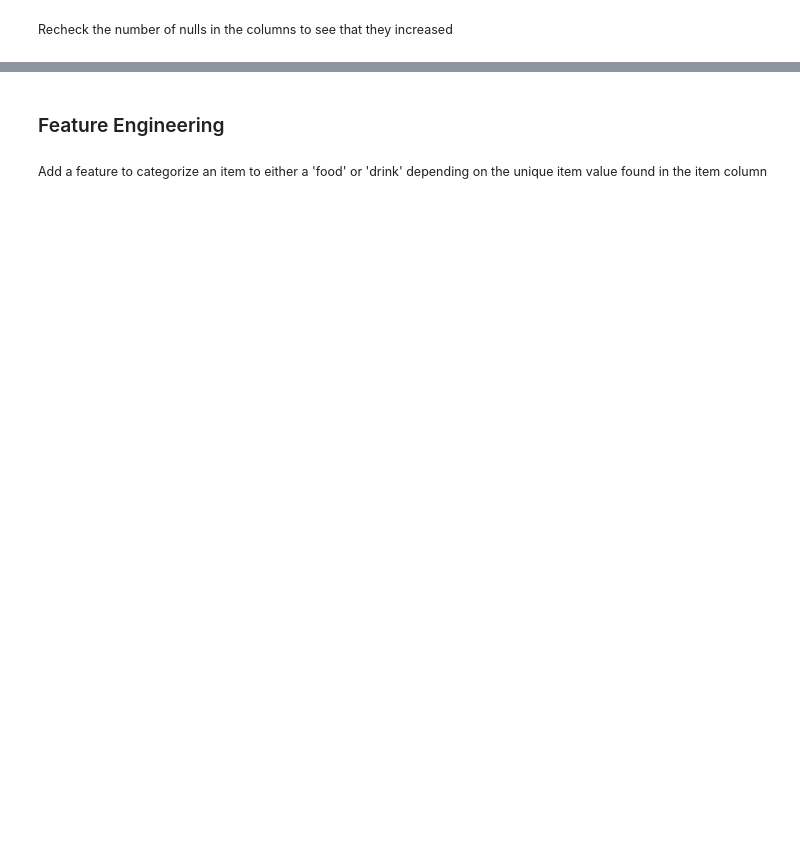
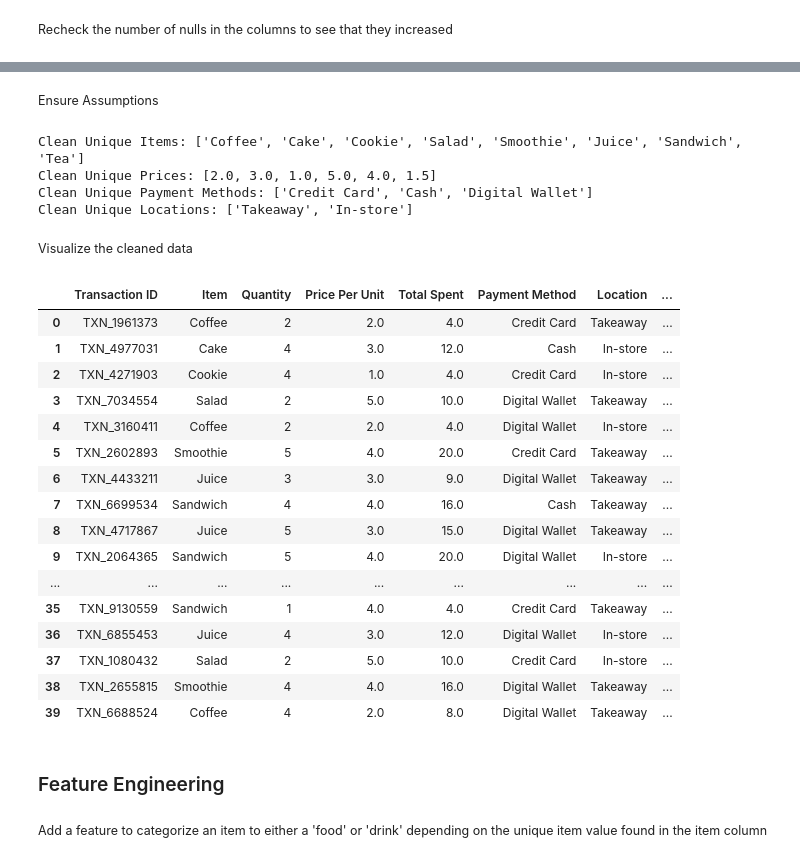
Before and after one commit to wends05/lab-ml, a Jupyter notebook: main_ver_2.ipynb, the cells around one changed output, grey strips where cells are left out. Drawn from its saved outputs; the diff is of its cells as text; code cells hidden in the pictures; blank space fills up the shorter version.

```diff
--- a/main_ver_2.ipynb
+++ b/main_ver_2.ipynb
@@ -104,29 +230,0 @@ df_clean.isna().sum()
-# %%
-# fill data based on type, median or mode
-
-# Item - mode
-df_clean['Item']= df_clean['Item'].fillna(df_clean['Item'].mode()[0], )
-
-#Quantity - median
-df_clean['Quantity']= df_clean['Quantity'].fillna(df_clean['Quantity'].median(), )
-
-# Price Per Unit - median
-df_clean['Price Per Unit']= df_clean['Price Per Unit'].fillna(df_clean['Price Per Unit'].median(), )
-
-# Total Spent - recalculate
-df_clean['Total Spent'] = df_clean['Total Spent'].fillna(df_clean['Total Spent'].median())
-
-# Payment Method - mode
-df_clean['Payment Method']= df_clean['Payment Method'].fillna(df_clean['Payment Method'].mode()[0],)
-
-# Location - mode
-df_clean['Location']= df_clean['Location'].fillna(df_clean['Location'].mode()[0], )
-
-# Transaction Date - past unreachable date
-default_time = pd.Timestamp("1990-01-01 00:00:00")
-df_clean['Transaction Date']= df_clean['Transaction Date'].fillna(default_time)
-
-#Total Price - recalculate
-df_clean['Total Price'] = df_clean['Quantity'] * df_clean['Price Per Unit']
-
-print("Succesfully turned null values in non-null.")
@@ -137,3 +385,42 @@ df_clean.isna().sum()
+# %% [markdown]
+<small>Ensure Assumptions</small>
+# %%
+# Check Unique Values After Cleaning
+clean_unique_items = df_clean['Item'].unique().tolist()
+clean_unique_prices = df_clean['Price Per Unit'].unique().tolist()
+clean_unique_payment_methods = df_clean['Payment Method'].unique().tolist()
+clean_unique_locations = df_clean['Location'].unique().tolist()
+print("Clean Unique Items:", clean_unique_items)
+print("Clean Unique Prices:", clean_unique_prices)
+print("Clean Unique Payment Methods:", clean_unique_payment_methods)
+print("Clean Unique Locations:", clean_unique_locations)
+# %% [output]
+Clean Unique Items: ['Coffee', 'Cake', 'Cookie', 'Salad', 'Smoothie', 'Juice', 'Sandwich', 'Tea']
+Clean Unique Prices: [2.0, 3.0, 1.0, 5.0, 4.0, 1.5]
+Clean Unique Payment Methods: ['Credit Card', 'Cash', 'Digital Wallet']
+Clean Unique Locations: ['Takeaway', 'In-store']
+# %% [markdown]
+<small>Visualize the cleaned data</small>
+# %%
+df_clean.head(40)
+# %% [output]
+|  | Transaction ID | Item | Quantity | Price Per Unit | Total Spent | Payment Method | Location | ... |
+| 0 | TXN_1961373 | Coffee | 2 | 2.0 | 4.0 | Credit Card | Takeaway | ... |
+| 1 | TXN_4977031 | Cake | 4 | 3.0 | 12.0 | Cash | In-store | ... |
+| 2 | TXN_4271903 | Cookie | 4 | 1.0 | 4.0 | Credit Card | In-store | ... |
+| 3 | TXN_7034554 | Salad | 2 | 5.0 | 10.0 | Digital Wallet | Takeaway | ... |
+| 4 | TXN_3160411 | Coffee | 2 | 2.0 | 4.0 | Digital Wallet | In-store | ... |
+| 5 | TXN_2602893 | Smoothie | 5 | 4.0 | 20.0 | Credit Card | Takeaway | ... |
+| 6 | TXN_4433211 | Juice | 3 | 3.0 | 9.0 | Digital Wallet | Takeaway | ... |
+| 7 | TXN_6699534 | Sandwich | 4 | 4.0 | 16.0 | Cash | Takeaway | ... |
+| 8 | TXN_4717867 | Juice | 5 | 3.0 | 15.0 | Digital Wallet | Takeaway | ... |
+| 9 | TXN_2064365 | Sandwich | 5 | 4.0 | 20.0 | Digital Wallet | In-store | ... |
+| ... | ... | ... | ... | ... | ... | ... | ... | ... |
+| 35 | TXN_9130559 | Sandwich | 1 | 4.0 | 4.0 | Credit Card | Takeaway | ... |
+| 36 | TXN_6855453 | Juice | 4 | 3.0 | 12.0 | Digital Wallet | In-store | ... |
+| 37 | TXN_1080432 | Salad | 2 | 5.0 | 10.0 | Credit Card | In-store | ... |
+| 38 | TXN_2655815 | Smoothie | 4 | 4.0 | 16.0 | Digital Wallet | Takeaway | ... |
+| 39 | TXN_6688524 | Coffee | 4 | 2.0 | 8.0 | Digital Wallet | Takeaway | ... |
 # %% [markdown]
 ### Feature Engineering
 # %% [markdown]
```
Also changed, not shown: parts of 41 cells of this notebook.
